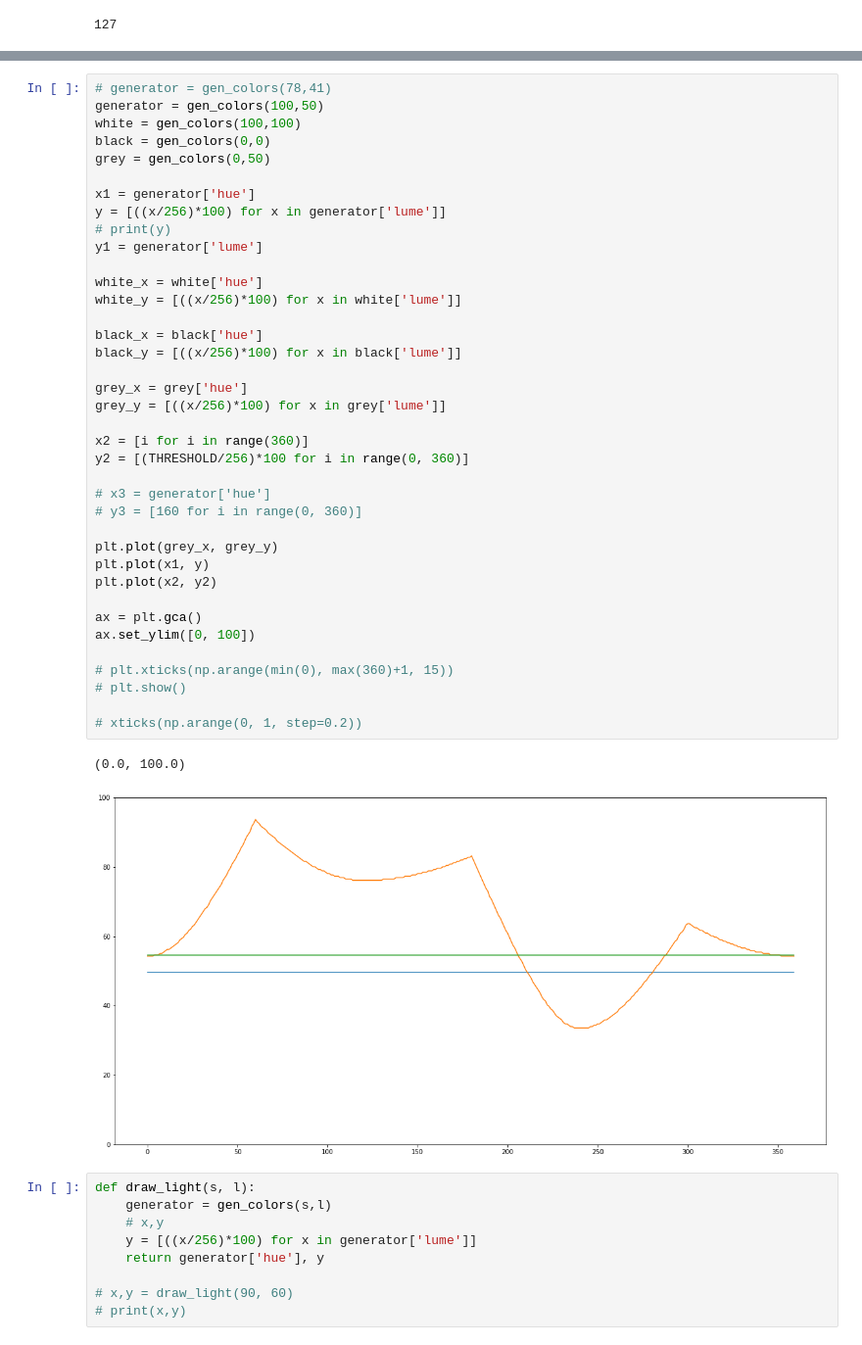
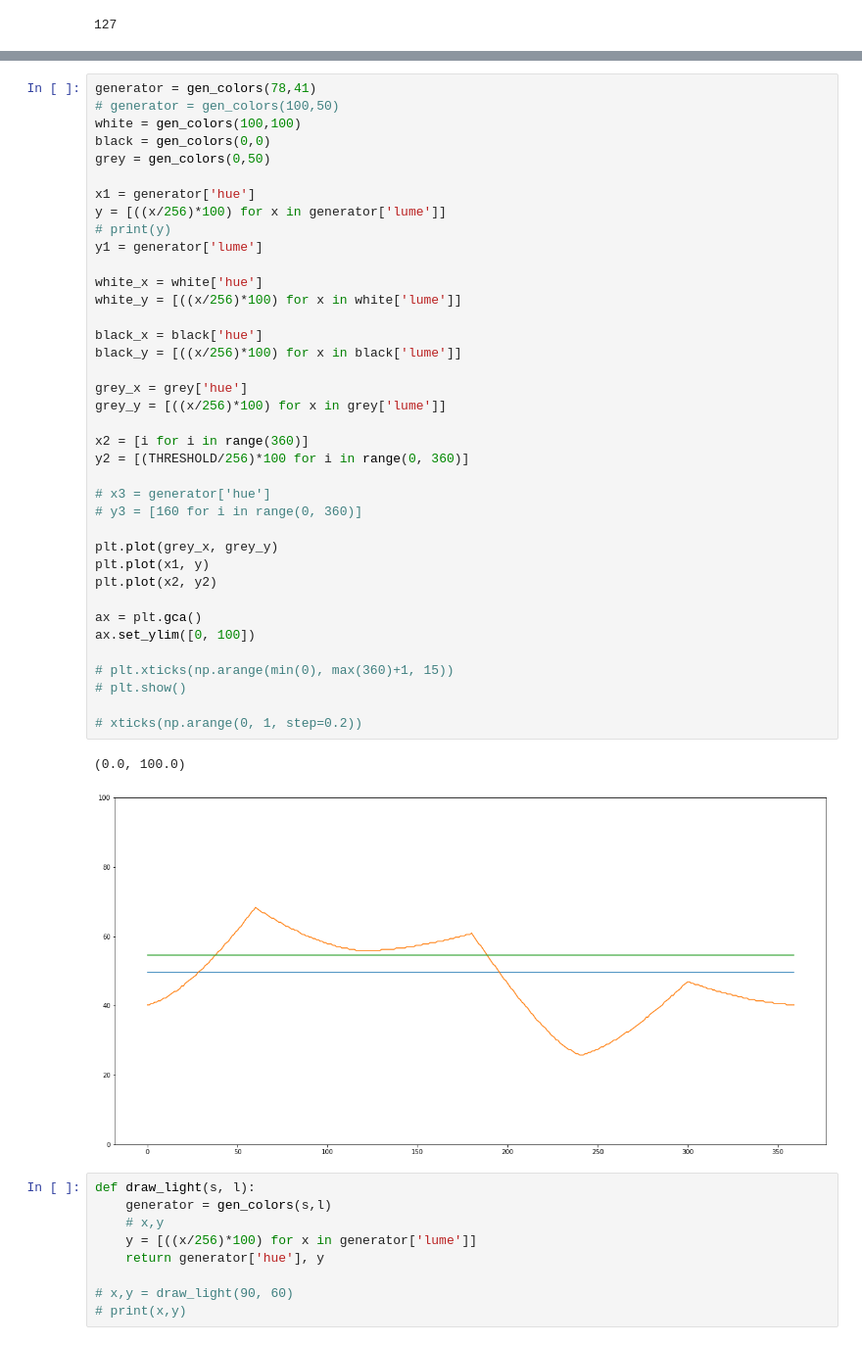
Before and after one commit to rockbeenorth/colorize, a Jupyter notebook: exponent.ipynb, the cells around one changed output, grey strips where cells are left out. Shown at 98% size. Cells and saved outputs as stored; diff of their text form.

```diff
--- a/exponent.ipynb
+++ b/exponent.ipynb
@@ -207,6 +207,6 @@ ax = plt.gca()
 # %%
-# generator = gen_colors(78,41)
-generator = gen_colors(100,50)
+generator = gen_colors(78,41)
+# generator = gen_colors(100,50)
 white = gen_colors(100,100)
 black = gen_colors(0,0)
 grey = gen_colors(0,50)
@@ -217,34 +217,34 @@ y = [((x/256)*100) for x in generator['lume']]
 y1 = generator['lume']
 
 white_x = white['hue']
 white_y = [((x/256)*100) for x in white['lume']]
 
 black_x = black['hue']
 black_y = [((x/256)*100) for x in black['lume']]
 
 grey_x = grey['hue']
 grey_y = [((x/256)*100) for x in grey['lume']]
 
 x2 = [i for i in range(360)]
 y2 = [(THRESHOLD/256)*100 for i in range(0, 360)]
 
 # x3 = generator['hue']
 # y3 = [160 for i in range(0, 360)]
 
 plt.plot(grey_x, grey_y)
 plt.plot(x1, y)
 plt.plot(x2, y2)
 
 ax = plt.gca()
 ax.set_ylim([0, 100])
 
 # plt.xticks(np.arange(min(0), max(360)+1, 15))
 # plt.show()
 
 # xticks(np.arange(0, 1, step=0.2))
 # %% [output]
 (0.0, 100.0)
-[figure, old version]
+[figure, new version]
 # %%
 def draw_light(s, l):
     generator = gen_colors(s,l)
```
Also changed, not shown: parts of 6 cells of this notebook, 1 other file.
